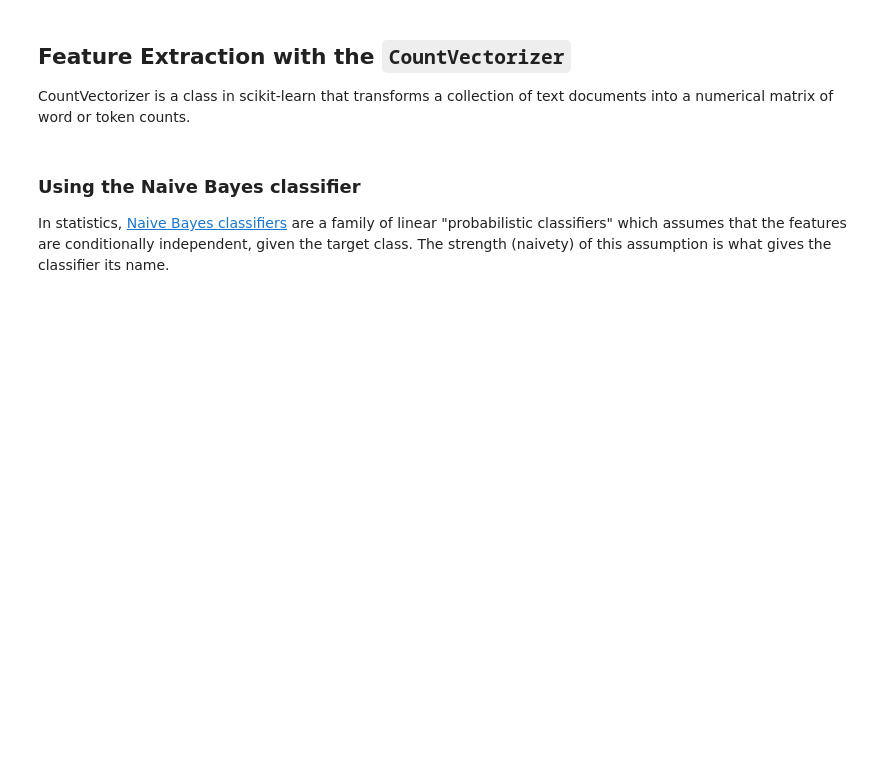
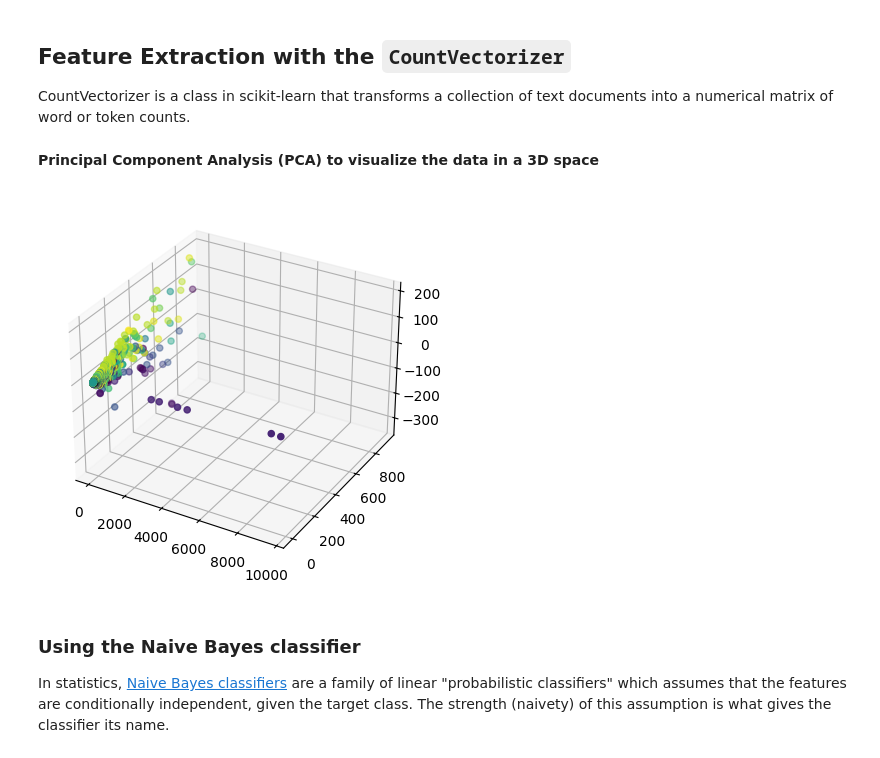
Before and after one commit to j3-signalroom/j3-ml_ai-education_experiences, a Jupyter notebook: shallow_learning/j3-shallow_learning_algorithms-classification.ipynb, the cells around one changed output. Drawn from its saved outputs; the diff is of its cells as text; code cells hidden in the pictures; blank space fills up the shorter version.

Commit message:
Visualize the Vectorizers in a 3D space.

```diff
--- a/shallow_learning/j3-shallow_learning_algorithms-classification.ipynb
+++ b/shallow_learning/j3-shallow_learning_algorithms-classification.ipynb
@@ -130,6 +131,19 @@ CountVectorizer is a class in scikit-learn that transforms a collection of text
 vectorizer = CountVectorizer()
 X_train_vec = vectorizer.fit_transform(X_train)
 X_test_vec = vectorizer.transform(X_test)
+# %% [markdown]
+**Principal Component Analysis (PCA) to visualize the data in a 3D space**
+# %%
+pca = PCA(n_components=3)
+X_train_pca = pca.fit_transform(X_train_vec.toarray())
+
+# plot the data in 3D
+fig = plt.figure()
+ax = fig.add_subplot(111, projection='3d')
+ax.scatter(X_train_pca[:,0], X_train_pca[:,1], X_train_pca[:,2], c=y_train)
+plt.show()
+# %% [output]
+[figure, added]
 # %% [markdown]
 ### Using the Naive Bayes classifier
 In statistics, [Naive Bayes classifiers](https://en.wikipedia.org/wiki/Naive_Bayes_classifier) are a family of linear "probabilistic classifiers" which assumes that the features are conditionally independent, given the target class. The strength (naivety) of this assumption is what gives the classifier its name.
```
Also changed, not shown: parts of 3 cells of this notebook.
